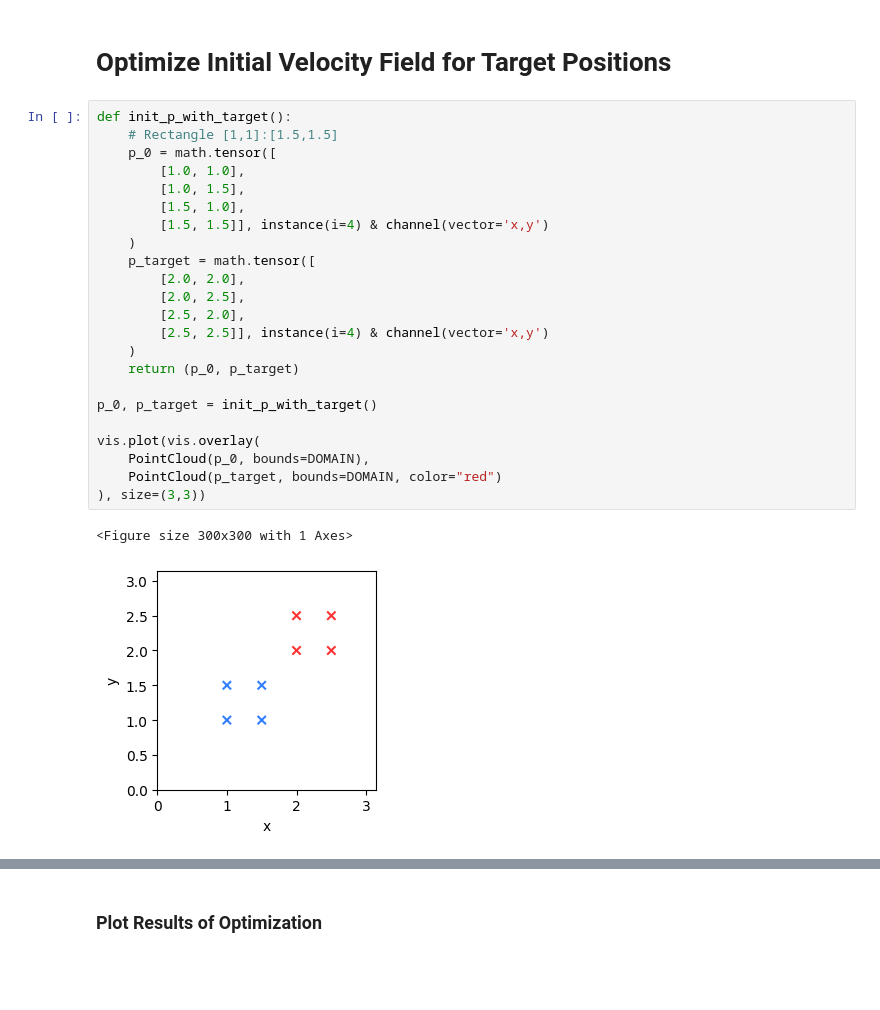
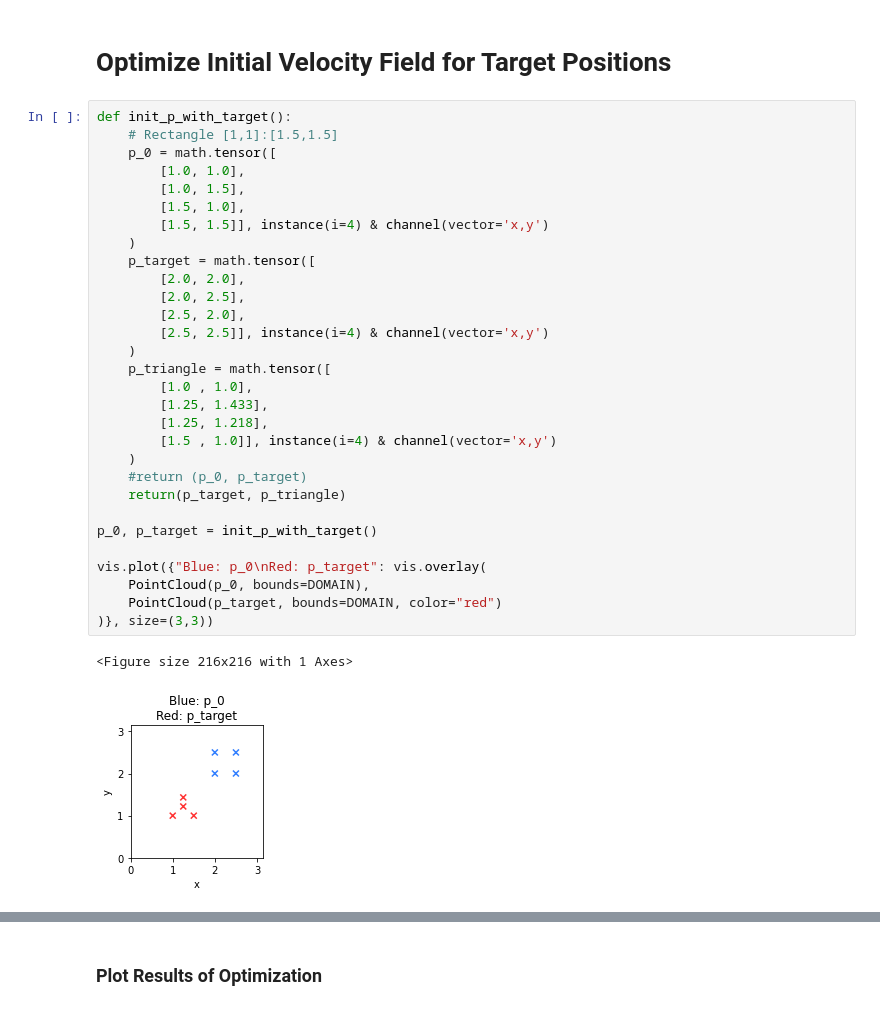
Before and after one commit to bobarna/eigenfluid-control, a Jupyter notebook: eigenfluid-control.ipynb, the cells around one changed output, grey strips where cells are left out. Cells and saved outputs as stored; diff of their text form; blank space fills up the shorter version.

```diff
--- a/eigenfluid-control.ipynb
+++ b/eigenfluid-control.ipynb
@@ -77,29 +26,36 @@ Simulation finished in 13.814685821533203 seconds
 # %%
 def init_p_with_target():
     # Rectangle [1,1]:[1.5,1.5]
     p_0 = math.tensor([
         [1.0, 1.0],
         [1.0, 1.5],
         [1.5, 1.0],
         [1.5, 1.5]], instance(i=4) & channel(vector='x,y')
     )
     p_target = math.tensor([
         [2.0, 2.0],
         [2.0, 2.5],
         [2.5, 2.0],
         [2.5, 2.5]], instance(i=4) & channel(vector='x,y')
     )
-    return (p_0, p_target)
+    p_triangle = math.tensor([
+        [1.0 , 1.0],
+        [1.25, 1.433],
+        [1.25, 1.218],
+        [1.5 , 1.0]], instance(i=4) & channel(vector='x,y')
+    )
+    #return (p_0, p_target)
+    return(p_target, p_triangle)
 
 p_0, p_target = init_p_with_target()
 
-vis.plot(vis.overlay(
+vis.plot({"Blue: p_0\nRed: p_target": vis.overlay(
     PointCloud(p_0, bounds=DOMAIN),
     PointCloud(p_target, bounds=DOMAIN, color="red")
-), size=(3,3))
+)}, size=(3,3))
 # %% [output]
-<Figure size 300x300 with 1 Axes>
+<Figure size 216x216 with 1 Axes>
-[figure, old version]
+[figure, new version]
 # %%
 STEPS = 32
 DT    = 0.2
```
Also changed, not shown: parts of 9 cells of this notebook, 5 other files.
